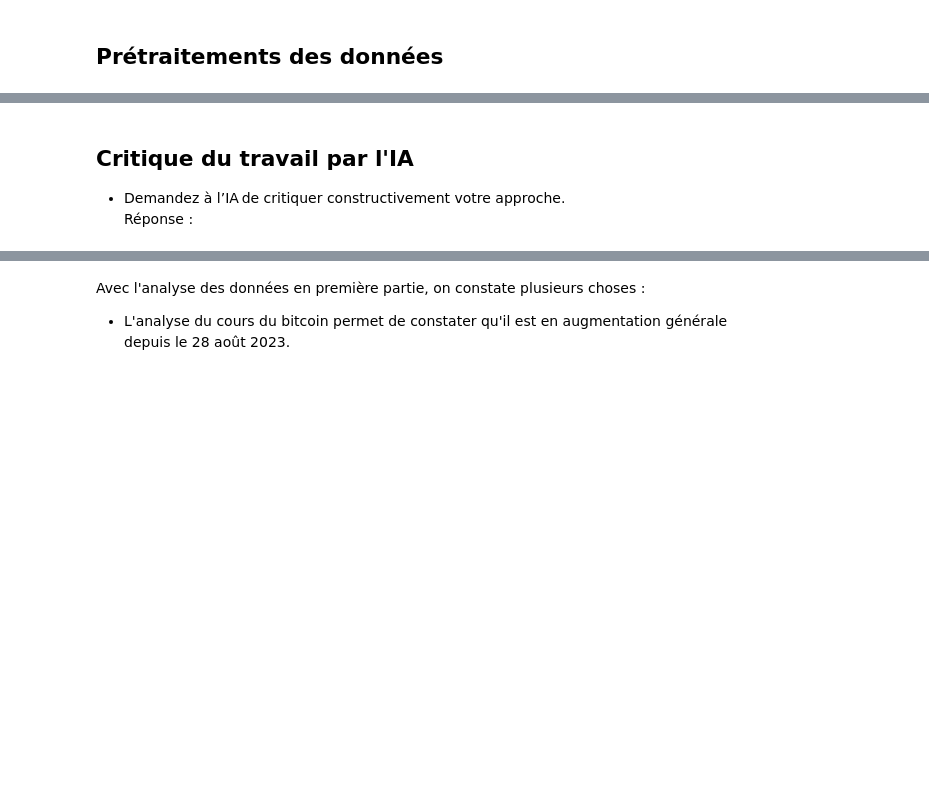
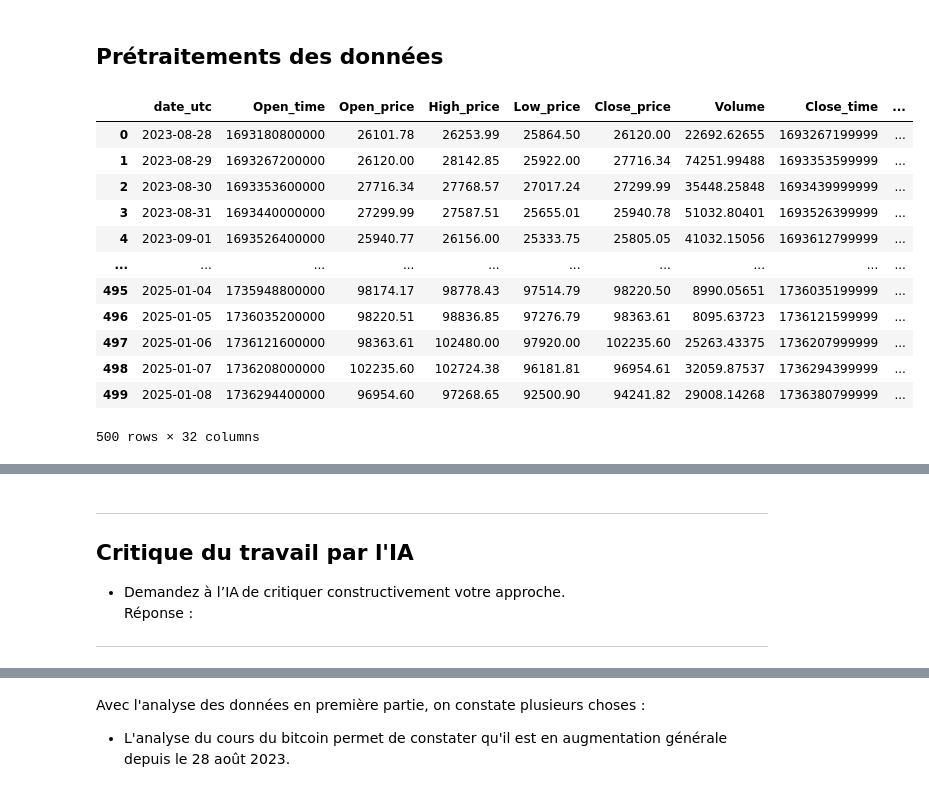
Before and after one commit to Jadorlo/Projet_ml, a Jupyter notebook: notebook/projet_ml_LUNEL_DJAREDDIR_G19.ipynb, the cells around one changed output, grey strips where cells are left out. Drawn from its saved outputs; the diff is of its cells as text; code cells hidden in the pictures; blank space fills up the shorter version.

```diff
--- a/notebook/projet_ml_LUNEL_DJAREDDIR_G19.ipynb
+++ b/notebook/projet_ml_LUNEL_DJAREDDIR_G19.ipynb
@@ -376 +437,18 @@ df_traite
+# %%
+df_traite_day = traitement_donnees_day(base)
+df_traite_day
+# %% [output]
+|  | date_utc | Open_time | Open_price | High_price | Low_price | Close_price | Volume | Close_time | ... |
+| 0 | 2023-08-28 | 1693180800000 | 26101.78 | 26253.99 | 25864.50 | 26120.00 | 22692.62655 | 1693267199999 | ... |
+| 1 | 2023-08-29 | 1693267200000 | 26120.00 | 28142.85 | 25922.00 | 27716.34 | 74251.99488 | 1693353599999 | ... |
+| 2 | 2023-08-30 | 1693353600000 | 27716.34 | 27768.57 | 27017.24 | 27299.99 | 35448.25848 | 1693439999999 | ... |
+| 3 | 2023-08-31 | 1693440000000 | 27299.99 | 27587.51 | 25655.01 | 25940.78 | 51032.80401 | 1693526399999 | ... |
+| 4 | 2023-09-01 | 1693526400000 | 25940.77 | 26156.00 | 25333.75 | 25805.05 | 41032.15056 | 1693612799999 | ... |
+| ... | ... | ... | ... | ... | ... | ... | ... | ... | ... |
+| 495 | 2025-01-04 | 1735948800000 | 98174.17 | 98778.43 | 97514.79 | 98220.50 | 8990.05651 | 1736035199999 | ... |
+| 496 | 2025-01-05 | 1736035200000 | 98220.51 | 98836.85 | 97276.79 | 98363.61 | 8095.63723 | 1736121599999 | ... |
+| 497 | 2025-01-06 | 1736121600000 | 98363.61 | 102480.00 | 97920.00 | 102235.60 | 25263.43375 | 1736207999999 | ... |
+| 498 | 2025-01-07 | 1736208000000 | 102235.60 | 102724.38 | 96181.81 | 96954.61 | 32059.87537 | 1736294399999 | ... |
+| 499 | 2025-01-08 | 1736294400000 | 96954.60 | 97268.65 | 92500.90 | 94241.82 | 29008.14268 | 1736380799999 | ... |
+500 rows × 32 columns
 # %%
@@ -394,6 +473,8 @@ df_traite_6h
 df_traite_6h.to_csv("..\data\dataset_v1_6h.csv", index=False)
 # %% [markdown]
+***
 ## Critique du travail par l'IA
 
 - Demandez à l’IA de critiquer constructivement votre approche.\
 Réponse :
+***
```
Also changed, not shown: parts of 32 cells of this notebook, 2 other files.
